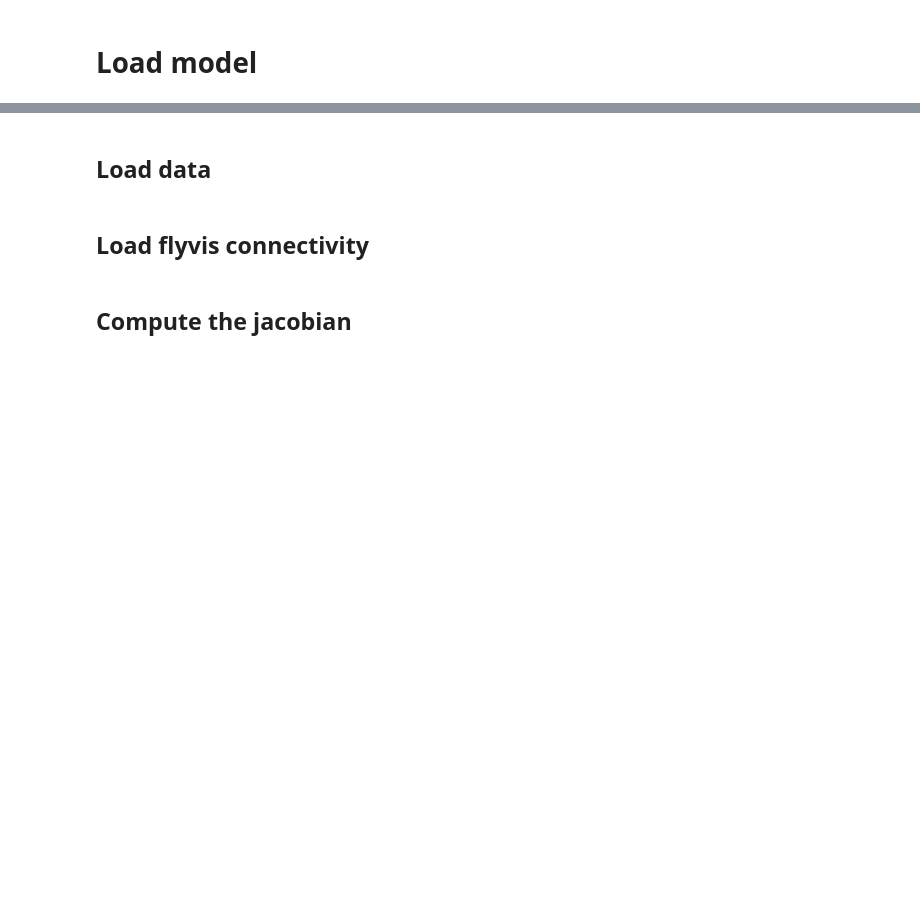
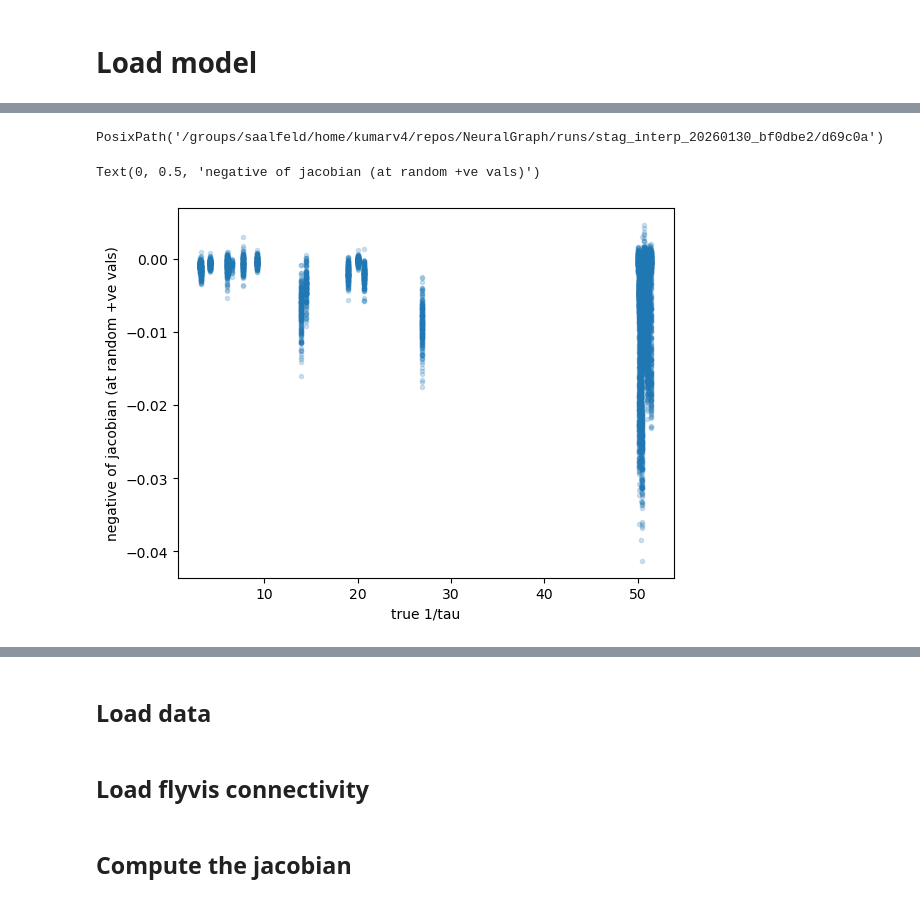
Before and after one commit to saalfeldlab/NeuralGraph, a Jupyter notebook: src/LatentEvolution/latent_space.ipynb, the cells around one changed output, grey strips where cells are left out. Cells and saved outputs as stored; diff of their text form; code cells hidden in the pictures; blank space fills up the shorter version.

```diff
--- a/src/LatentEvolution/latent_space.ipynb
+++ b/src/LatentEvolution/latent_space.ipynb
@@ -23,4 +23,4 @@ import scipy.sparse
 import matplotlib.pyplot as plt
 # %%
 assert torch.cuda.is_available()
-device=torch.device("cuda")
+device=torch.device("cuda:1")
@@ -43,6 +47,7 @@ cfg = ModelParams(**raw)
 
 # load model
 
-model = LatentModel(cfg).to(device)
-model.load_state_dict(torch.load(f"{pick_run_dir}/model_final.pt")["model"])
+model = LatentModel(cfg)
+model.load_state_dict(torch.load(f"{pick_run_dir}/model_final.pt", map_location="cpu")["model"])
+model = model.to(device)
 model.eval()
@@ -48,0 +73,68 @@ model.eval()
+# %%
+V_rest = torch.load(f"/groups/saalfeld/home/kumarv4/repos/NeuralGraph/graphs_data/fly/{cfg.training.simulation_config}/V_i_rest.pt", map_location="cpu").numpy()
+tau = torch.load(f"/groups/saalfeld/home/kumarv4/repos/NeuralGraph/graphs_data/fly/{cfg.training.simulation_config}/taus.pt", map_location="cpu").numpy()
+# %%
+pick_run_dir
+# %% [output]
+PosixPath('/groups/saalfeld/home/kumarv4/repos/NeuralGraph/runs/stag_interp_20260130_bf0dbe2/d69c0a')
+# %%
+# compute diagonal of jacobian dx(t+1)/dx(t)
+# uses jvp (forward-mode AD) which naturally computes J @ v
+
+from torch.func import jvp, vmap
+
+def model_forward(x, s):
+    """single sample forward: x (N,), s (S,) -> x_next (N,)"""
+
+    z = model.encoder(x.unsqueeze(0))
+    zs = model.stimulus_encoder(s.unsqueeze(0))
+    for _ in range(1):
+        z = model.evolver(z, zs)
+    return model.decoder(z).squeeze(0)
+
+
+def jacobian_diagonal(x, s, chunk_size=1000):
+    """
+    compute diag(d x_{t+1} / d x_t) using forward-mode AD.
+    jvp with tangent e_i gives column i of jacobian; we extract element i.
+    processes in chunks to manage memory.
+    """
+    N = x.shape[0]
+    diag = torch.zeros(N, device=x.device, dtype=x.dtype)
+
+    for start in range(0, N, chunk_size):
+        end = min(start + chunk_size, N)
+        chunk_n = end - start
+
+        # tangent vectors: basis vectors e_i for i in [start, end)
+        tangents = torch.zeros(chunk_n, N, device=x.device, dtype=x.dtype)
+        tangents[torch.arange(chunk_n), torch.arange(start, end)] = 1.0
+
+        def compute_jvp(tangent):
+            _, tangent_out = jvp(lambda x_: model_forward(x_, s), (x,), (tangent,))
+            return tangent_out
+
+        # jvp_out[i, j] = d f_j / d x_{start+i} (column start+i of J)
+        jvp_out = vmap(compute_jvp)(tangents)  # (chunk_n, N)
+
+        # extract diagonal: jvp_out[i, start+i] = J[start+i, start+i]
+        diag[start:end] = jvp_out[torch.arange(chunk_n), torch.arange(start, end)]
+
+    return diag
+
+# test on a sample point
+N = 13741
+
+inverse_tau = 1/tau
+for _ in range(1):
+    x_t = torch.rand(N, device=device)
+    stim_t = torch.zeros(1736, device=device)
+
+    jac_diag = jacobian_diagonal(x_t, stim_t).detach().cpu().numpy()
+    plt.scatter(inverse_tau, -jac_diag, alpha=0.2, marker=".")
+
+plt.xlabel("true 1/tau")
+plt.ylabel("negative of jacobian (at random +ve vals)")
+# %% [output]
+Text(0, 0.5, 'negative of jacobian (at random +ve vals)')
+[figure, added]
```
Also changed, not shown: parts of 11 cells of this notebook, 1 other file.
